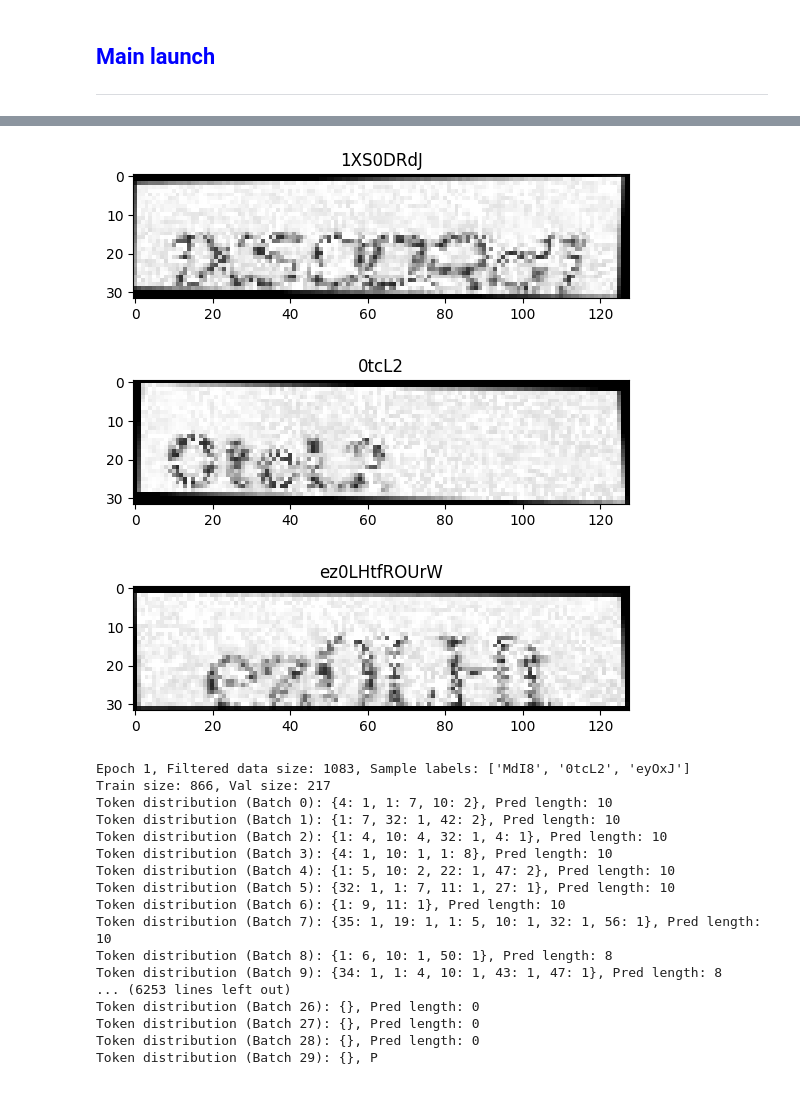
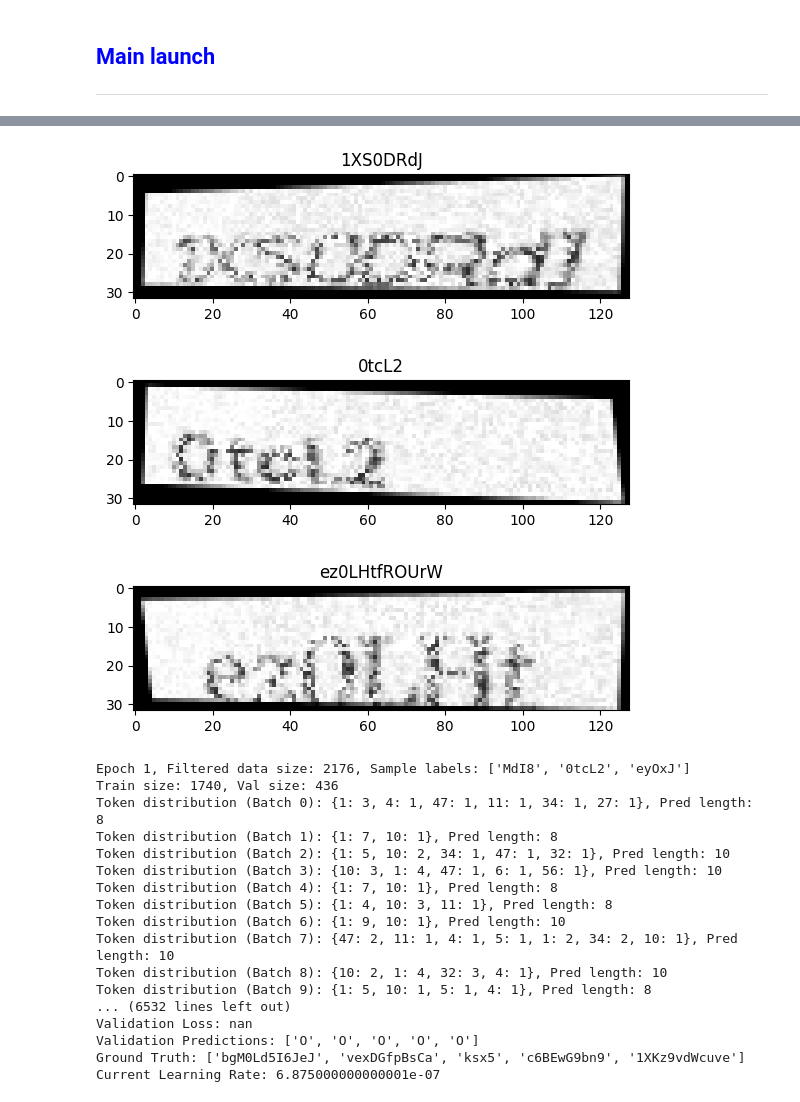
Before and after one commit to RadimKozl/OpenCV_academy_my_work, a Jupyter notebook: pytorch-ocr.ipynb, the cells around one changed output, grey strips where cells are left out. Cells and saved outputs as stored; diff of their text form; code cells hidden in the pictures.

Commit message:
Kaggle Notebook | PyTorch_OCR | Version 25

```diff
--- a/pytorch-ocr.ipynb
+++ b/pytorch-ocr.ipynb
@@ -48,15 +64,15 @@ OUTPUT_DIR = os.path.join('/kaggle','working','synthetic_data','images')
 TENSORBOARD_DIR = os.path.join('/kaggle','working','runs')
 MODEL_DIR = os.path.join('/kaggle','working','model_dir')
 LABELS_FILE = os.path.join('/kaggle','working','synthetic_data','labels.txt')
-NUM_SAMPLES = 5120  # Number of images generated
+NUM_SAMPLES = 10240  # Number of images generated
 IMG_WIDTH = 128
 IMG_HEIGHT = 32
 BATCH_SIZE = 32
 EPOCHS = 20
-LEARNING_RATE = 3e-7
+LEARNING_RATE = 1e-5
 WEIGHT_DECAY = 1e-4
 WARMUP_STEPS = 500
-ENTROPY_WEIGHT = 1.0
+ENTROPY_WEIGHT = 0.5
 TEMPERATURE = 0.3
 DROPOUT = 0.3
 BEAM_WIDTH = 5
@@ -68,7 +84,7 @@ MAX_TEXT_LENGTH = 12  # Maximum length of text in an image
 MIN_TEXT_LENGTH = 4  # Minimum length of text in an image
 FONT_DIR = os.path.join('/kaggle','input','google-fonts','GoogleFontScripts') # Folder with TrueType fonts (.ttf)
 BACKGROUND_DIR = os.path.join('/kaggle','working','backgrounds')  # New folder for background (optional)
-NUMBER_BACKGROUND_IMAGE = 1000
+NUMBER_BACKGROUND_IMAGE = 2000
 # %% [markdown]
 ## **<font style="color:blue">Utils support functions</font>**
 -------------------
@@ -440,17 +456,24 @@ class OCRDataset(Dataset):
 > CTC Loss with Entropy Regularization
 # %%
 class CTCLossWithBlankPenalty(nn.Module):
-    def __init__(self, blank=0, zero_infinity=True, blank_penalty_weight=1.0, entropy_weight=0.1, label_smoothing=0.1):
+    def __init__(self, blank=0, zero_infinity=True, blank_penalty_weight=1.0, entropy_weight=0.5, label_smoothing=0.1):
         super().__init__()
         self.ctc_loss = nn.CTCLoss(blank=blank, zero_infinity=zero_infinity)
         self.blank_penalty_weight = blank_penalty_weight
-        self.entropy_weight = entropy_weight
+        self.entropy_weight = entropy_weight  # Zvýšeno z 0.1 na 0.5
         self.label_smoothing = label_smoothing
+        self.global_step = 0
+
+    def update_blank_penalty(self, global_step):
+        # Postupné snižování penalizace během prvních 1,000 kroků
+        self.global_step = global_step
+        decay_factor = max(0.1, 1.0 - self.global_step / 1000.0)
+        self.blank_penalty_weight = 1.0 * decay_factor
 
     def forward(self, log_probs, targets, input_lengths, target_lengths):
         ctc_loss = self.ctc_loss(log_probs, targets, input_lengths, target_lengths)
         blank_probs = log_probs[:, :, 0].exp().mean()
-        blank_penalty = torch.clamp(-torch.log(1 - blank_probs + 1e-6) * self.blank_penalty_weight, max=1.0)  # Clipping
+        blank_penalty = torch.clamp(-torch.log(1 - blank_probs + 1e-6) * self.blank_penalty_weight, max=1.0)
         probs = log_probs.exp()
         entropy = -torch.sum(probs * log_probs, dim=-1).mean()
         total_loss = ctc_loss + blank_penalty + self.entropy_weight * entropy
@@ -615,7 +638,8 @@ if __name__ == "__main__":
         )
 
         optimizer = optim.Adam(model.parameters(), lr=LEARNING_RATE, weight_decay=WEIGHT_DECAY)
-        scheduler = optim.lr_scheduler.CosineAnnealingLR(optimizer, T_max=EPOCHS, eta_min=1e-6)
+        #scheduler = optim.lr_scheduler.CosineAnnealingLR(optimizer, T_max=EPOCHS, eta_min=1e-6)
+        scheduler = optim.lr_scheduler.ReduceLROnPlateau(optimizer, mode='min', factor=0.5, patience=2, verbose=True)
 
         best_loss = float('inf')
 
@@ -737,6 +761,13 @@ if __name__ == "__main__":
 
                     # Logging raw outputs for the first batch
                     if batch_idx == 0:  # We only log the first batch to save space
+
+                        # Control of the form and content of outputs
+                        print(f"Outputs shape: {outputs.shape}, Outputs[0] shape: {outputs[0].shape}")
+                        if outputs.numel() == 0 or torch.isnan(outputs).any() or torch.isinf(outputs).any():
+                            print("Warning: Outputs contains invalid values (empty, NaN, or Inf). Skipping histogram logging.")
+                            continue
+
                         # 1. Histogram of the distribution of predicted tokens (argmax)
                         raw_outputs = outputs.argmax(2).cpu().numpy()  # [seq_length, batch_size]
                         writer.add_histogram(
@@ -779,6 +810,12 @@ if __name__ == "__main__":
                 ground_truth = [''.join([idx_to_char.get(idx.item(), '') for idx in label_seq])
                                 for label_seq in label_sequences[:5]]
 
+                # Calculating edit distance
+                edit_distances = []
+                for pred, gt in zip(pred_texts, ground_truth):
+                    edit_distances.append(levenshtein_distance(pred, gt))
+                avg_edit_distance = sum(edit_distances) / len(edit_distances) if edit_distances else 0
+
                 # Validation logging to TensorBoard
                 writer.add_scalar('Loss/val_epoch', val_loss, epoch)
                 writer.add_scalar('Blank_Probability/val_epoch', val_blank_probs, epoch)
@@ -788,7 +825,8 @@ if __name__ == "__main__":
                 print("Validation Predictions:", pred_texts[:5])
                 print("Ground Truth:", ground_truth)
 
-            scheduler.step()
+            #scheduler.step()
+            scheduler.step(val_loss)
             print(f"Current Learning Rate: {optimizer.param_groups[0]['lr']}")
 
             if val_loss < best_loss:
@@ -825,23 +863,23 @@ Character frequencies: {'q': 645, 'V': 645, '8': 651, 'i': 640, 'b': 655, 'H': 6
-[figure, old version]
+[figure, new version]
-[figure, old version]
+[figure, new version]
-[figure, old version]
+[figure, new version]
-Epoch 1, Filtered data size: 1083, Sample labels: ['MdI8', '0tcL2', 'eyOxJ']
-Train size: 866, Val size: 217
-Token distribution (Batch 0): {4: 1, 1: 7, 10: 2}, Pred length: 10
-Token distribution (Batch 1): {1: 7, 32: 1, 42: 2}, Pred length: 10
-Token distribution (Batch 2): {1: 4, 10: 4, 32: 1, 4: 1}, Pred length: 10
-Token distribution (Batch 3): {4: 1, 10: 1, 1: 8}, Pred length: 10
-Token distribution (Batch 4): {1: 5, 10: 2, 22: 1, 47: 2}, Pred length: 10
-Token distribution (Batch 5): {32: 1, 1: 7, 11: 1, 27: 1}, Pred length: 10
-Token distribution (Batch 6): {1: 9, 11: 1}, Pred length: 10
-Token distribution (Batch 7): {35: 1, 19: 1, 1: 5, 10: 1, 32: 1, 56: 1}, Pred length: 10
-Token distribution (Batch 8): {1: 6, 10: 1, 50: 1}, Pred length: 8
-Token distribution (Batch 9): {34: 1, 1: 4, 10: 1, 43: 1, 47: 1}, Pred length: 8
-... (6253 lines left out)
-Token distribution (Batch 26): {}, Pred length: 0
-Token distribution (Batch 27): {}, Pred length: 0
-Token distribution (Batch 28): {}, Pred length: 0
-Token distribution (Batch 29): {}, P
+Epoch 1, Filtered data size: 2176, Sample labels: ['MdI8', '0tcL2', 'eyOxJ']
+Train size: 1740, Val size: 436
+Token distribution (Batch 0): {1: 3, 4: 1, 47: 1, 11: 1, 34: 1, 27: 1}, Pred length: 8
+Token distribution (Batch 1): {1: 7, 10: 1}, Pred length: 8
+Token distribution (Batch 2): {1: 5, 10: 2, 34: 1, 47: 1, 32: 1}, Pred length: 10
+Token distribution (Batch 3): {10: 3, 1: 4, 47: 1, 6: 1, 56: 1}, Pred length: 10
+Token distribution (Batch 4): {1: 7, 10: 1}, Pred length: 8
+Token distribution (Batch 5): {1: 4, 10: 3, 11: 1}, Pred length: 8
+Token distribution (Batch 6): {1: 9, 10: 1}, Pred length: 10
+Token distribution (Batch 7): {47: 2, 11: 1, 4: 1, 5: 1, 1: 2, 34: 2, 10: 1}, Pred length: 10
+Token distribution (Batch 8): {10: 2, 1: 4, 32: 3, 4: 1}, Pred length: 10
+Token distribution (Batch 9): {1: 5, 10: 1, 5: 1, 4: 1}, Pred length: 8
+... (6532 lines left out)
+Validation Loss: nan
+Validation Predictions: ['O', 'O', 'O', 'O', 'O']
+Ground Truth: ['bgM0Ld5I6JeJ', 'vexDGfpBsCa', 'ksx5', 'c6BEwG9bn9', '1XKz9vdWcuve']
+Current Learning Rate: 6.875000000000001e-07
 # %%
 def zip_folder_with_shutil(source_folder, output_path):
     '''Function for zip dir data'''
```
Also changed, not shown: parts of 5 cells of this notebook.
